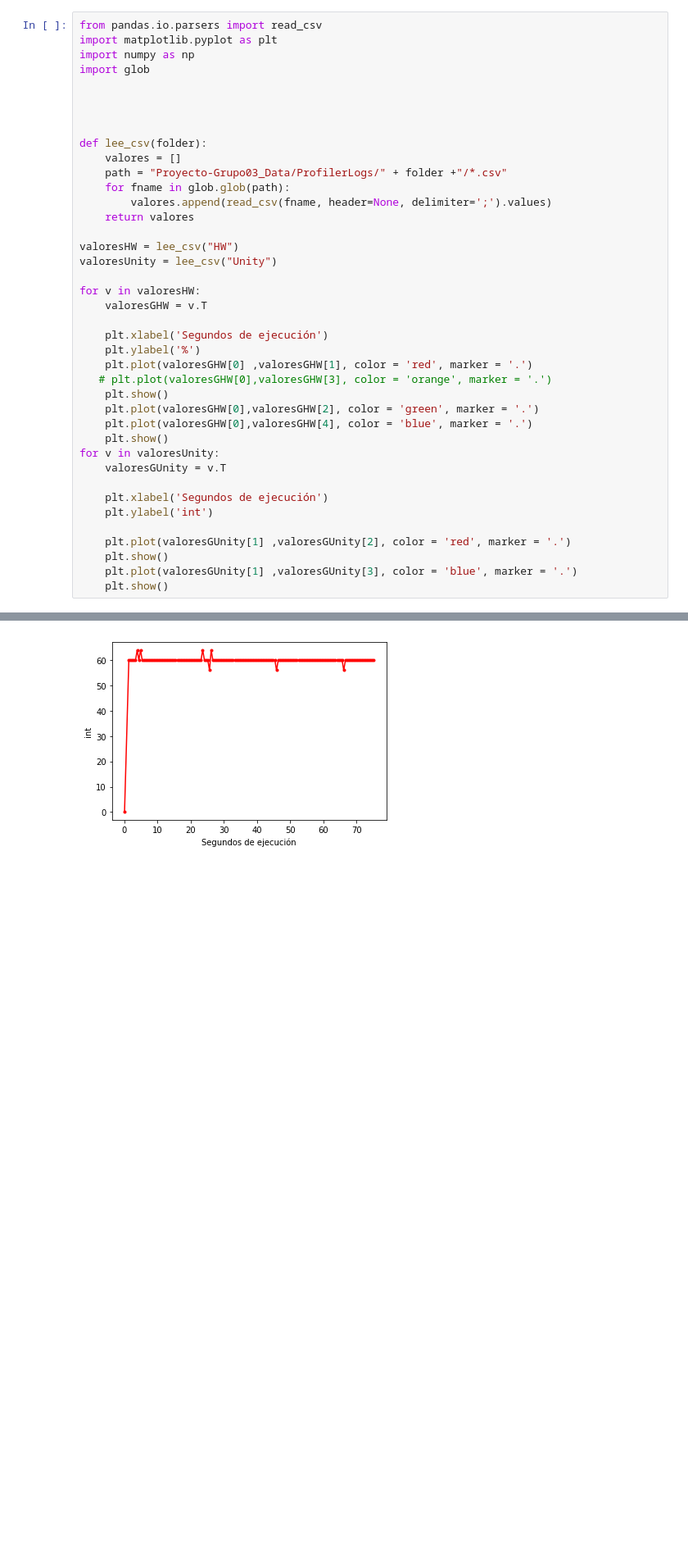
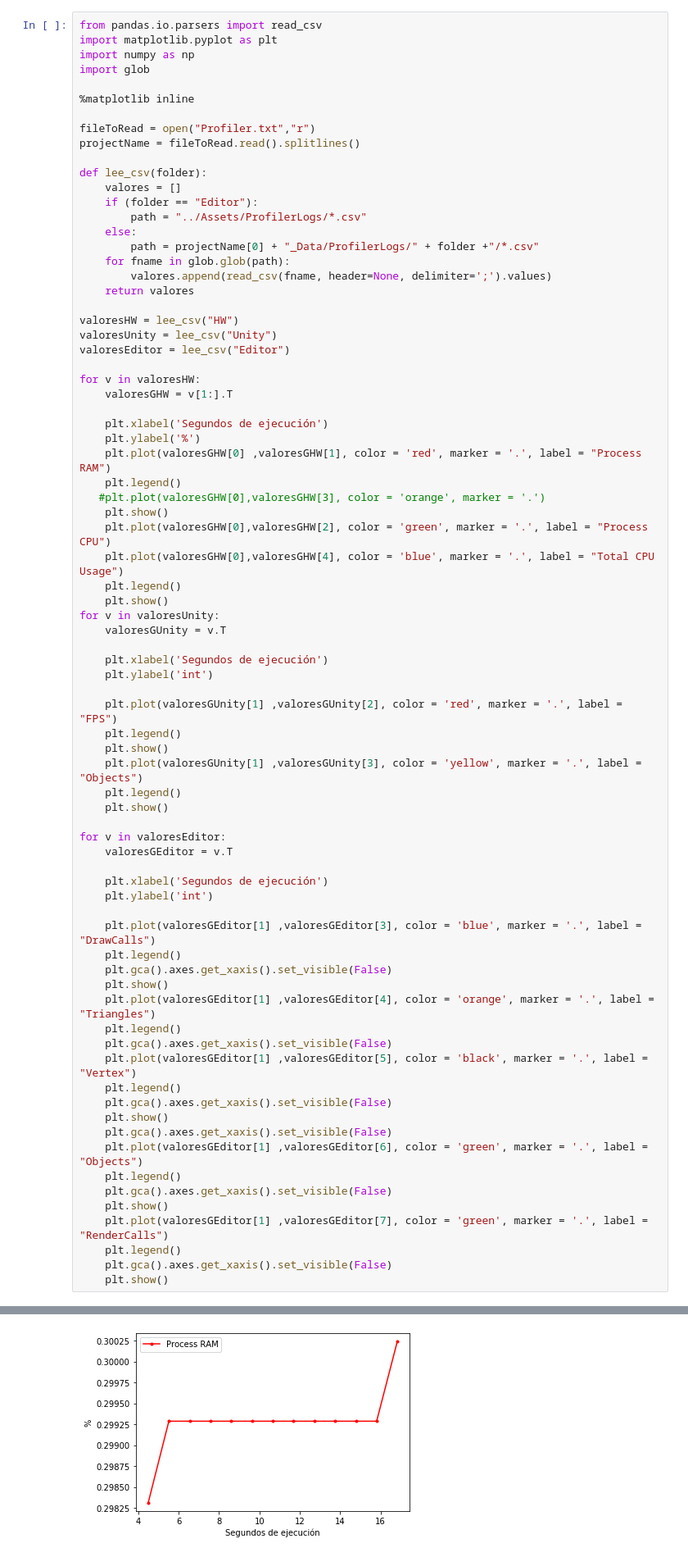
Before and after one commit to usabilidad-proyecto/Usabilidad, a Jupyter notebook: Proyecto-Grupo03/Build/ProfilerPlotting.ipynb, the cells around one changed output, grey strips where cells are left out. Shown: that part at 82% size. Saved outputs shown, nothing was run; the diff lists cells and outputs as text; blank space fills up the shorter version.

```diff
--- a/Proyecto-Grupo03/Build/ProfilerPlotting.ipynb
+++ b/Proyecto-Grupo03/Build/ProfilerPlotting.ipynb
@@ -4,29 +4,37 @@ import matplotlib.pyplot as plt
 import numpy as np
 import glob
 
+%matplotlib inline
 
-
+fileToRead = open("Profiler.txt","r")
+projectName = fileToRead.read().splitlines()
 
 def lee_csv(folder):
     valores = []
-    path = "Proyecto-Grupo03_Data/ProfilerLogs/" + folder +"/*.csv"
+    if (folder == "Editor"):
+        path = "../Assets/ProfilerLogs/*.csv"
+    else:
+        path = projectName[0] + "_Data/ProfilerLogs/" + folder +"/*.csv"
     for fname in glob.glob(path):
         valores.append(read_csv(fname, header=None, delimiter=';').values)
     return valores
 
 valoresHW = lee_csv("HW")
 valoresUnity = lee_csv("Unity")
+valoresEditor = lee_csv("Editor")
 
 for v in valoresHW:
-    valoresGHW = v.T
+    valoresGHW = v[1:].T
 
     plt.xlabel('Segundos de ejecución')
     plt.ylabel('%')
-    plt.plot(valoresGHW[0] ,valoresGHW[1], color = 'red', marker = '.')
-   # plt.plot(valoresGHW[0],valoresGHW[3], color = 'orange', marker = '.')
+    plt.plot(valoresGHW[0] ,valoresGHW[1], color = 'red', marker = '.', label = "Process RAM")
+    plt.legend()
+   #plt.plot(valoresGHW[0],valoresGHW[3], color = 'orange', marker = '.')
     plt.show()
-    plt.plot(valoresGHW[0],valoresGHW[2], color = 'green', marker = '.')
-    plt.plot(valoresGHW[0],valoresGHW[4], color = 'blue', marker = '.')
+    plt.plot(valoresGHW[0],valoresGHW[2], color = 'green', marker = '.', label = "Process CPU")
+    plt.plot(valoresGHW[0],valoresGHW[4], color = 'blue', marker = '.', label = "Total CPU Usage")
+    plt.legend()
     plt.show()
 for v in valoresUnity:
     valoresGUnity = v.T
@@ -34,8 +42,37 @@ for v in valoresUnity:
     plt.xlabel('Segundos de ejecución')
     plt.ylabel('int')
 
-    plt.plot(valoresGUnity[1] ,valoresGUnity[2], color = 'red', marker = '.')
+    plt.plot(valoresGUnity[1] ,valoresGUnity[2], color = 'red', marker = '.', label = "FPS")
+    plt.legend()
     plt.show()
-    plt.plot(valoresGUnity[1] ,valoresGUnity[3], color = 'blue', marker = '.')
+    plt.plot(valoresGUnity[1] ,valoresGUnity[3], color = 'yellow', marker = '.', label = "Objects")
+    plt.legend()
     plt.show()
+
+for v in valoresEditor:
+    valoresGEditor = v.T
+
+    plt.xlabel('Segundos de ejecución')
+    plt.ylabel('int')
+
+    plt.plot(valoresGEditor[1] ,valoresGEditor[3], color = 'blue', marker = '.', label = "DrawCalls")
+    plt.legend()
+    plt.gca().axes.get_xaxis().set_visible(False)
+    plt.show()
+    plt.plot(valoresGEditor[1] ,valoresGEditor[4], color = 'orange', marker = '.', label = "Triangles")
+    plt.legend()
+    plt.gca().axes.get_xaxis().set_visible(False)
+    plt.plot(valoresGEditor[1] ,valoresGEditor[5], color = 'black', marker = '.', label = "Vertex")
+    plt.legend()
+    plt.gca().axes.get_xaxis().set_visible(False)
+    plt.show()
+    plt.gca().axes.get_xaxis().set_visible(False)
+    plt.plot(valoresGEditor[1] ,valoresGEditor[6], color = 'green', marker = '.', label = "Objects")
+    plt.legend()
+    plt.gca().axes.get_xaxis().set_visible(False)
+    plt.show()
+    plt.plot(valoresGEditor[1] ,valoresGEditor[7], color = 'green', marker = '.', label = "RenderCalls")
+    plt.legend()
+    plt.gca().axes.get_xaxis().set_visible(False)
+    plt.show()
 # %% [output]
@@ -44 +81 @@ for v in valoresUnity:
-[figure, old version]
+[figure, new version]
```
Also changed, not shown: parts of 1 cell of this notebook, 14 other files.
